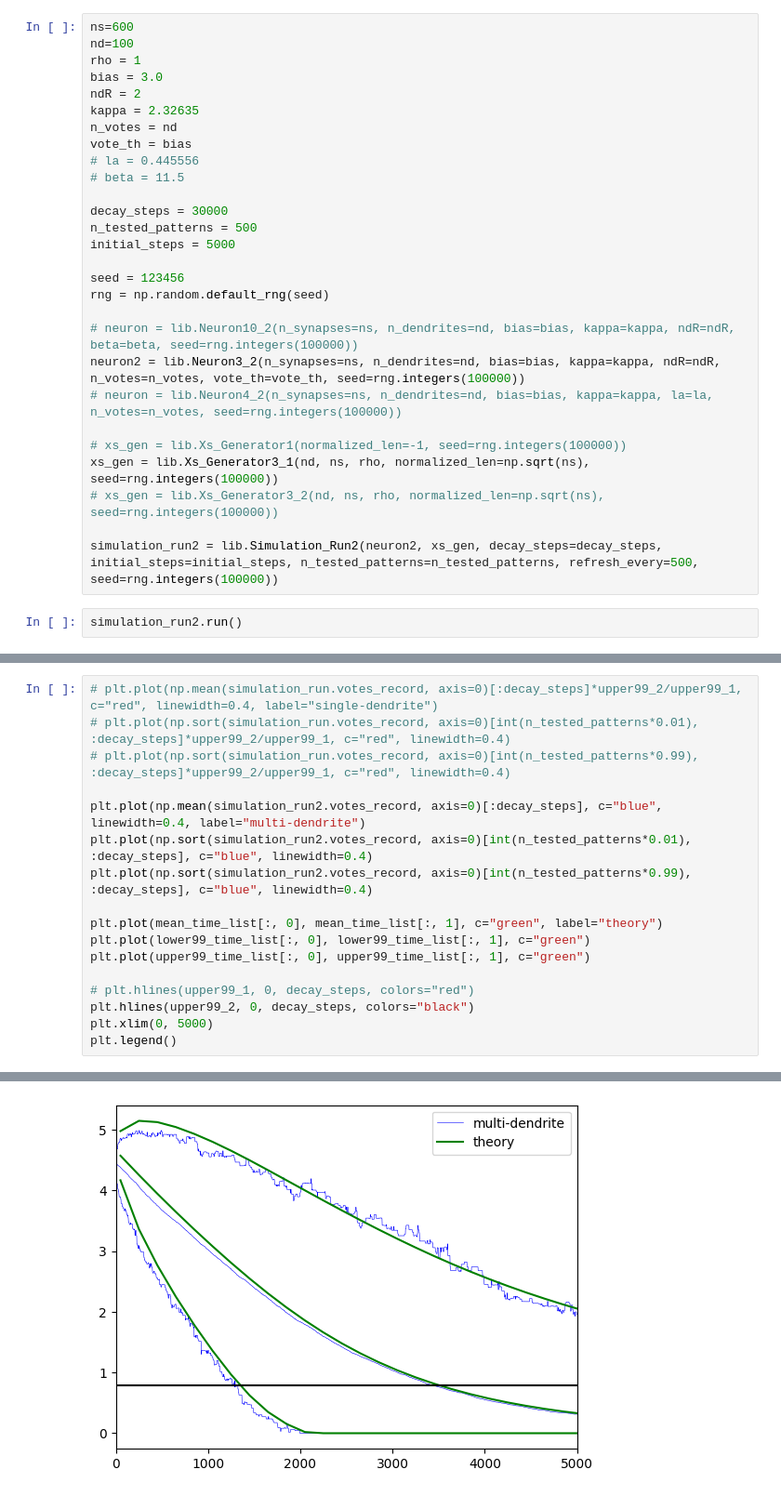
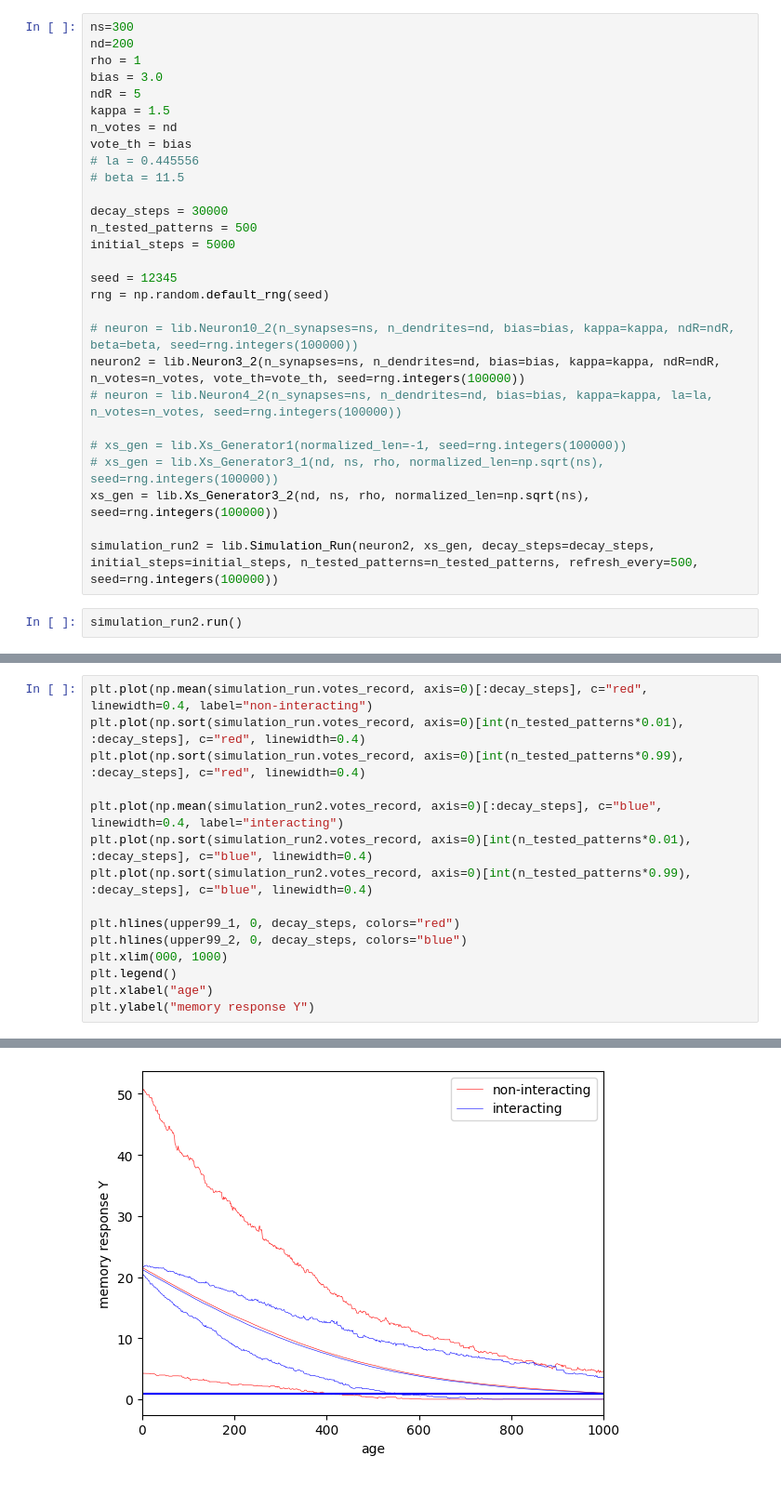
Before and after one commit to Cai-Fangxu/dendrite_project, a Jupyter notebook: test.ipynb, the cells around one changed output, grey strips where cells are left out. Shown at 93% size. Saved outputs shown, nothing was run; the diff lists cells and outputs as text.

```diff
--- a/test.ipynb
+++ b/test.ipynb
@@ -69,10 +66,10 @@ plt.legend()
 # %%
-ns=600
-nd=100
+ns=300
+nd=200
 rho = 1
 bias = 3.0
-ndR = 2
-kappa = 2.32635
+ndR = 5
+kappa = 1.5
 n_votes = nd
 vote_th = bias
 # la = 0.445556
@@ -82,7 +79,7 @@ decay_steps = 30000
 n_tested_patterns = 500
 initial_steps = 5000
 
-seed = 123456
+seed = 12345
 rng = np.random.default_rng(seed)
 
 # neuron = lib.Neuron10_2(n_synapses=ns, n_dendrites=nd, bias=bias, kappa=kappa, ndR=ndR, beta=beta, seed=rng.integers(100000))
@@ -90,10 +87,10 @@ neuron2 = lib.Neuron3_2(n_synapses=ns, n_dendrites=nd, bias=bias, kappa=kappa, n
 # neuron = lib.Neuron4_2(n_synapses=ns, n_dendrites=nd, bias=bias, kappa=kappa, la=la, n_votes=n_votes, seed=rng.integers(100000))
 
 # xs_gen = lib.Xs_Generator1(normalized_len=-1, seed=rng.integers(100000))
-xs_gen = lib.Xs_Generator3_1(nd, ns, rho, normalized_len=np.sqrt(ns), seed=rng.integers(100000))
-# xs_gen = lib.Xs_Generator3_2(nd, ns, rho, normalized_len=np.sqrt(ns), seed=rng.integers(100000))
+# xs_gen = lib.Xs_Generator3_1(nd, ns, rho, normalized_len=np.sqrt(ns), seed=rng.integers(100000))
+xs_gen = lib.Xs_Generator3_2(nd, ns, rho, normalized_len=np.sqrt(ns), seed=rng.integers(100000))
 
-simulation_run2 = lib.Simulation_Run2(neuron2, xs_gen, decay_steps=decay_steps, initial_steps=initial_steps, n_tested_patterns=n_tested_patterns, refresh_every=500, seed=rng.integers(100000))
+simulation_run2 = lib.Simulation_Run(neuron2, xs_gen, decay_steps=decay_steps, initial_steps=initial_steps, n_tested_patterns=n_tested_patterns, refresh_every=500, seed=rng.integers(100000))
 # %%
 simulation_run2.run()
 # %%
@@ -111,18 +146,16 @@ upper99_time_list = np.genfromtxt("tmp_data/upper99TimeList.csv", delimiter=',')
 # %%
-# plt.plot(np.mean(simulation_run.votes_record, axis=0)[:decay_steps]*upper99_2/upper99_1, c="red", linewidth=0.4, label="single-dendrite")
-# plt.plot(np.sort(simulation_run.votes_record, axis=0)[int(n_tested_patterns*0.01), :decay_steps]*upper99_2/upper99_1, c="red", linewidth=0.4)
-# plt.plot(np.sort(simulation_run.votes_record, axis=0)[int(n_tested_patterns*0.99), :decay_steps]*upper99_2/upper99_1, c="red", linewidth=0.4)
+plt.plot(np.mean(simulation_run.votes_record, axis=0)[:decay_steps], c="red", linewidth=0.4, label="non-interacting")
+plt.plot(np.sort(simulation_run.votes_record, axis=0)[int(n_tested_patterns*0.01), :decay_steps], c="red", linewidth=0.4)
+plt.plot(np.sort(simulation_run.votes_record, axis=0)[int(n_tested_patterns*0.99), :decay_steps], c="red", linewidth=0.4)
 
-plt.plot(np.mean(simulation_run2.votes_record, axis=0)[:decay_steps], c="blue", linewidth=0.4, label="multi-dendrite")
+plt.plot(np.mean(simulation_run2.votes_record, axis=0)[:decay_steps], c="blue", linewidth=0.4, label="interacting")
 plt.plot(np.sort(simulation_run2.votes_record, axis=0)[int(n_tested_patterns*0.01), :decay_steps], c="blue", linewidth=0.4)
 plt.plot(np.sort(simulation_run2.votes_record, axis=0)[int(n_tested_patterns*0.99), :decay_steps], c="blue", linewidth=0.4)
 
-plt.plot(mean_time_list[:, 0], mean_time_list[:, 1], c="green", label="theory")
-plt.plot(lower99_time_list[:, 0], lower99_time_list[:, 1], c="green")
-plt.plot(upper99_time_list[:, 0], upper99_time_list[:, 1], c="green")
-
-# plt.hlines(upper99_1, 0, decay_steps, colors="red")
-plt.hlines(upper99_2, 0, decay_steps, colors="black")
-plt.xlim(0, 5000)
+plt.hlines(upper99_1, 0, decay_steps, colors="red")
+plt.hlines(upper99_2, 0, decay_steps, colors="blue")
+plt.xlim(000, 1000)
 plt.legend()
+plt.xlabel("age")
+plt.ylabel("memory response Y")
 # %% [output]
@@ -130,2 +163,2 @@ plt.legend()
-[figure, old version]
+[figure, new version]
 # %%
```
Also changed, not shown: parts of 41 cells of this notebook, 6 other files.
